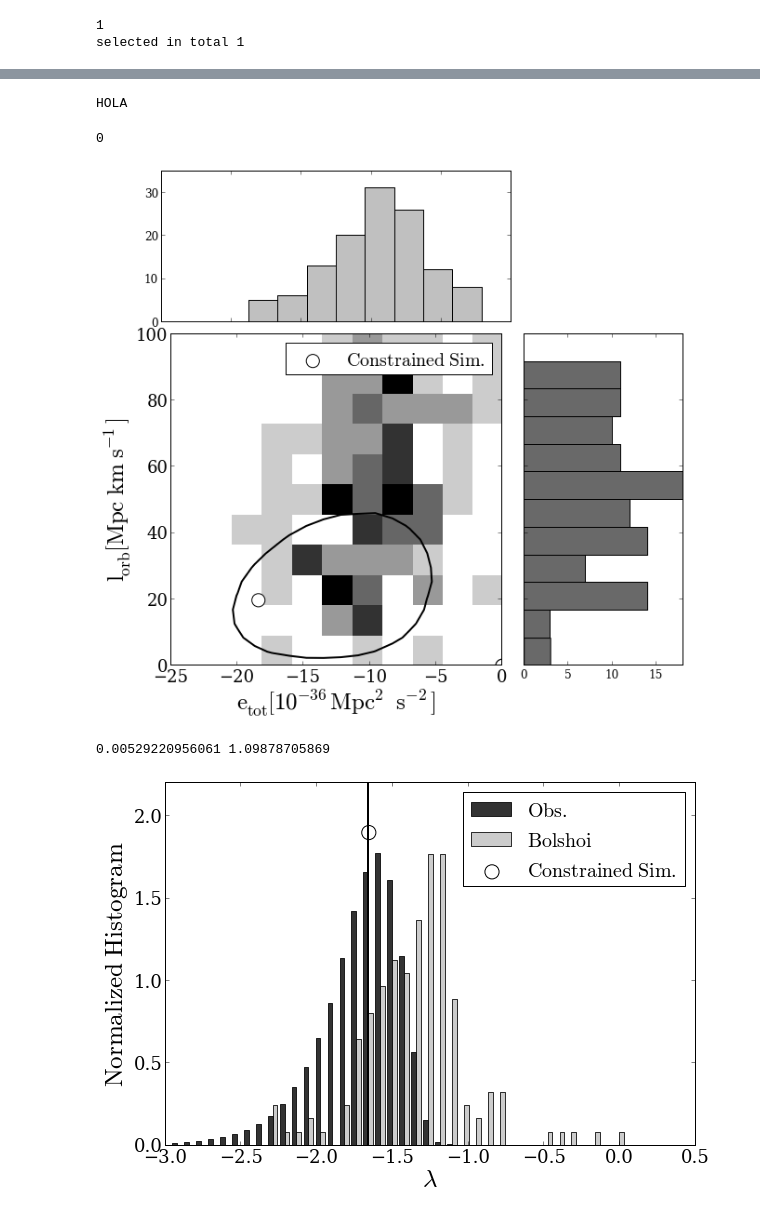
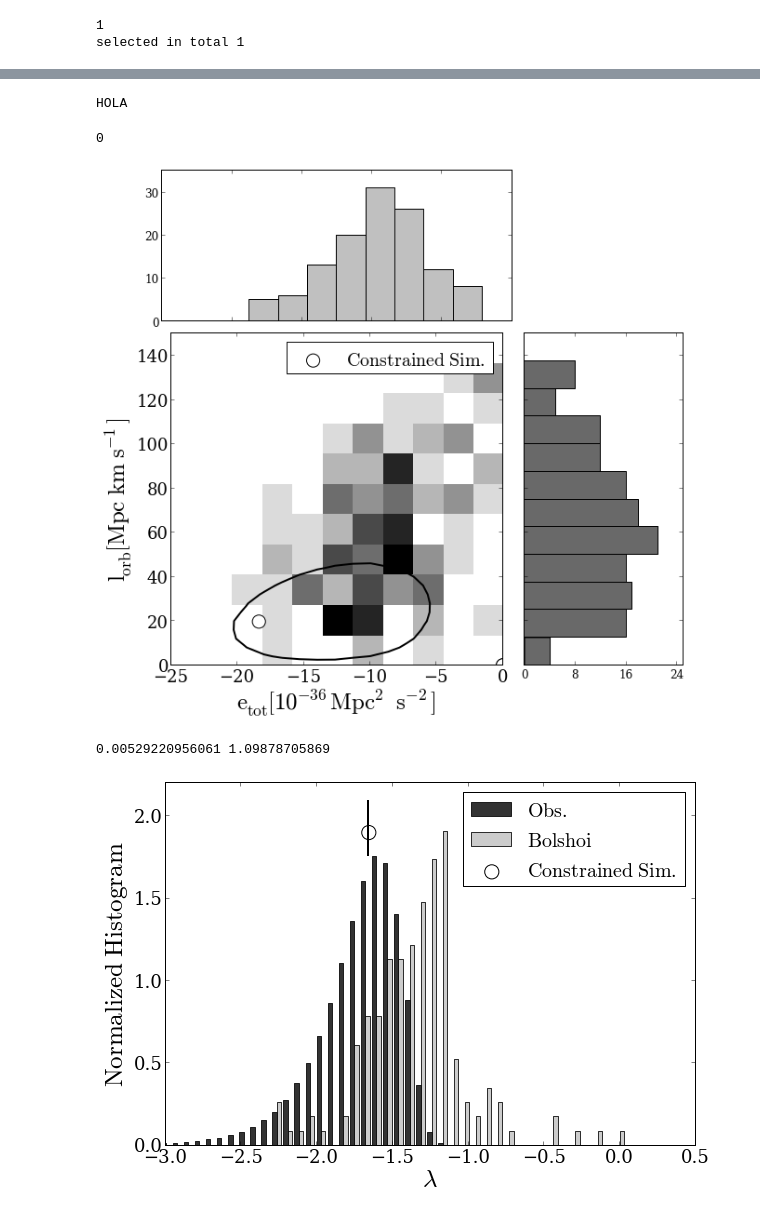
Before and after one commit to astroandes/LG_Kinematics, a Jupyter notebook: code/simulation_JE.ipynb, the cells around one changed output, grey strips where cells are left out. Drawn from its saved outputs; the diff is of its cells as text; code cells hidden in the pictures.

```diff
--- a/code/simulation_JE.ipynb
+++ b/code/simulation_JE.ipynb
@@ -3,7 +3,7 @@ from makeTempHistogramPlot import *
 from generateInfo import *
 
 # Global filepaths
-repo_path ="/Users/forero/Dropbox/"
+repo_path ="/home/jeforero/Writing/"
 data_path = repo_path + "/LG_Kinematics/data/"
 
 # Global constants
@@ -12,6 +12,11 @@ KM_TO_MPC = 3.2E-20
 HUBBLE = 0.70
 E_UNITS = 1.0E-36
 L_UNITS = 1.0
+
+#define global conditions to prepare data and plots
+halo_finder="BDM"
+# This should be true if we want to produced plots with a narrower selection for distances and total mass closer to the observations
+narrow_data = False
 # %%
 # The reference is van der Marel et al. ApJ,753:8
 V_M31 = array([66.1,-76.3,45.1]) #km/s
@@ -181,9 +188,6 @@ mu = physical_prop[:,16]
 
 lambda_orbit = mu**1.5 * (angular_momentum * L_UNITS * KM_TO_MPC)* sqrt(abs(energy * E_UNITS)) / (G_GRAV * (total_mass *1E12 )**(5.0/2.0))
 
-
-# This should be true if we want to produced plots with a narrower selection for distances and total mass closer to the observations
-narrow_data = True
 if(narrow_data):
     index_good_mass = where((total_mass>1.0) & (total_mass<4.0) & (distance>0.70) & (distance<0.80))
     index_good_mass = index_good_mass[0]
@@ -333,7 +350,7 @@ filename='test_EJ_'+halo_finder
 if(narrow_data):
     filename=filename+'_narrow'
 MakeTempHistogramPlot(energy,angular_momentum,filename=filename,
-                      clues=clues_data, clues_label='$\mathrm{Constrained\ Sim.}$', xlims=[-25.0,0.0], ylims=[0.0,100.0],
+                      clues=clues_data, clues_label='$\mathrm{Constrained\ Sim.}$', xlims=[-25.0,0.0], ylims=[0.0,150.0],
                       nbins=12,nxbins=12,nybins=12,bw=1,
                       xlabel='$\mathrm{e_{tot} [10^{-36}} \mathrm{Mpc^2\ s^{-2}]}$',
                       ylabel='$\mathrm{l_{orb} [Mpc\ } \mathrm{km\ s^{-1}]}$',
@@ -341,7 +358,7 @@ MakeTempHistogramPlot(energy,angular_momentum,filename=filename,
 # %% [output]
 HOLA
 0
-[figure, old version]
+[figure, new version]
 # %%
 #make the plot with the 'spin parameter'
 print amin(lambda_orbit), amax(lambda_orbit)
@@ -378,34 +395,37 @@ for i in range(n_clues):
     tmp_dat = np.loadtxt(clues[i])
     clues_data[i,0] = tmp_dat[5] + tmp_dat[6] # energy
     clues_data[i,1] = tmp_dat[7] #angular momentum
     clues_data[i,2] = tmp_dat[15] # total mass
     clues_data[i,3] = tmp_dat[16] # reduced_mass
 
 
 
     e_CLUES = clues_data[i,0]
     l_CLUES = clues_data[i,1]
     total_mass_CLUES = clues_data[i,2]
     mu_CLUES = clues_data[i,3]
 
     lambda_CLUES = mu_CLUES**1.5 * (l_CLUES * L_UNITS * KM_TO_MPC) * \
         sqrt(abs(e_CLUES * E_UNITS)) / (G_GRAV * (total_mass_CLUES )**(5.0/2.0))
     lambda_CLUES = log10(lambda_CLUES)
     y_value=1.9
 
-    ax.axvline(x=lambda_CLUES,ymin=0.0,ymax=3.0,c="black",linewidth=2)
-    ax.scatter(lambda_CLUES, y_value, color='white', edgecolors='black', s=200, label='$\mathrm{Constrained\ Sim.}$')
+    ax.axvline(x=lambda_CLUES,ymin=0.8,ymax=0.95,c="black",linewidth=2)
+    if(i==0):
+        ax.scatter(lambda_CLUES, y_value, color='white', edgecolors='black', s=200, label='$\mathrm{Constrained\ Sim.}$')
+    else:
+        ax.scatter(lambda_CLUES, y_value, color='white', edgecolors='black', s=200)
 
-ax.legend(loc=0, scatterpoints=1, fontsize=20)
+ax.legend(loc=0, scatterpoints=1, prop={'size':20})
 
 ax.set_xlim([-3.0,0.5])
 ax.set_ylim([0.0,2.2])
 filename='test_lambda_'+halo_finder
 if(narrow_data):
     filename=filename+'_narrow'
 savefig(filename + '.eps',format = 'eps', transparent=True)
 savefig(filename + '.pdf',format = 'pdf', transparent=True)
 savefig(filename + '.png',format = 'png', transparent=True)
 # %% [output]
 0.00529220956061 1.09878705869
-[figure, old version]
+[figure, new version]
```
Also changed, not shown: parts of 8 cells of this notebook.
